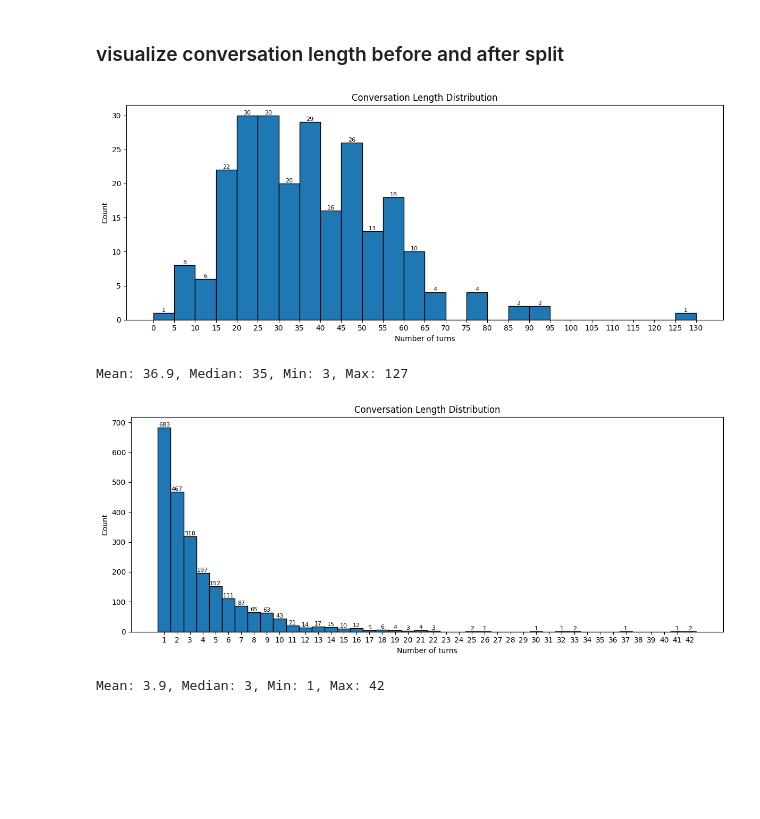
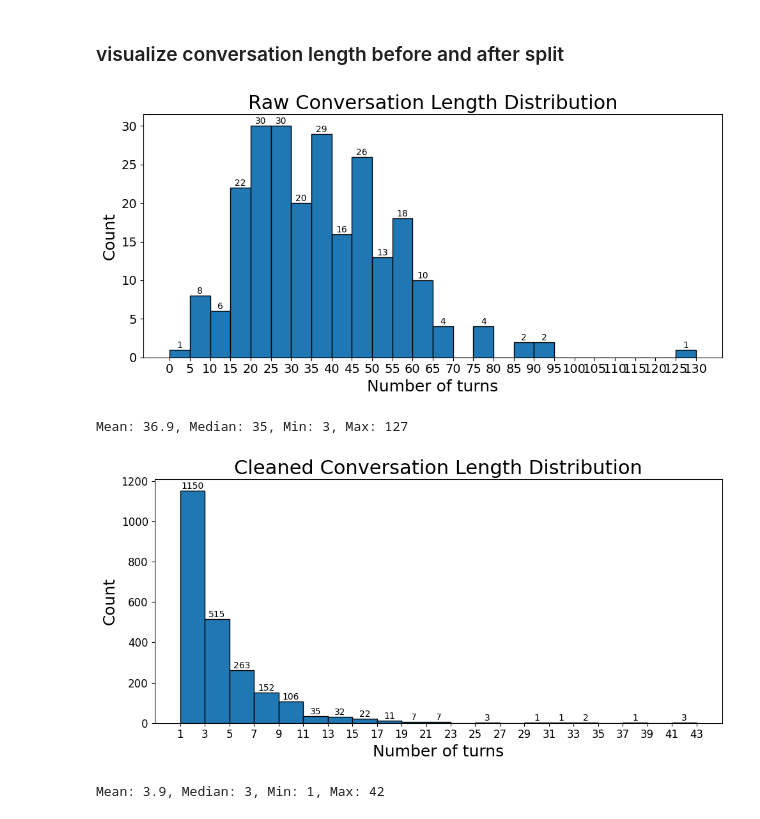
Before and after one commit to JackMclaughlin424/ms-capstone-TTS-natlang-styleprompts, a Jupyter notebook: src/eda/conversational_analysis.ipynb, the cells around one changed output. Cells and saved outputs as stored; diff of their text form; code cells hidden in the pictures; blank space fills up the shorter version.

```diff
--- a/src/eda/conversational_analysis.ipynb
+++ b/src/eda/conversational_analysis.ipynb
@@ -2,6 +2,11 @@
 # Conversational Analysis
 
 This notebook contains code to investigate and analyze the conversational building qualities of the PSC:Expresso dataset
+# %%
+#
+#   CHANGE THIS
+#
+base_dir = "C:/Users/jackm/Documents/Github Projects/ms-capstone-TTS-natlang-styleprompts/src/data/raw/paraspeechcaps/audio/expresso/audio_48khz/conversational_vad_segmented"
 # %%
 from datasets import load_dataset
 import pandas as pd
@@ -73,7 +85,7 @@ import os
 valid_styles = set(df['high_lvl_style'].unique())
 
 wav_files = []
-base_dir = "C:/Users/jackm/Documents/GitHub/ms-capstone-TTS-natlang-styleprompts/src/data/raw/paraspeechcaps/audio/expresso/audio_48khz/conversational_vad_segmented"
+
 
 for root, dirs, files in os.walk(base_dir):
     # check if this directory is under a valid style folder
@@ -84,7 +96,7 @@ for root, dirs, files in os.walk(base_dir):
         if file.endswith('.wav'):
             wav_files.append(os.path.join(root, file))
 
-prefix = "C:/Users/jackm/Documents/GitHub/ms-capstone-TTS-natlang-styleprompts/src/data/raw/paraspeechcaps/audio/expresso/"
+prefix = base_dir.replace("audio_48khz/conversational_vad_segmented", "")
 wav_files_rel = [f.replace('\\', '/').removeprefix(prefix) for f in wav_files]
 
 existing = set(df['relative_audio_path'].values)
@@ -127,33 +139,33 @@ Split conversations: 2311
 # %% [markdown]
 ### visualize conversation length before and after split
 # %%
-# before split
 import matplotlib.pyplot as plt
 
 before = df.groupby('_conv_id')['turn_index'].max() + 1
 max_turns = int(before.max())
 
-fig, ax = plt.subplots(figsize=(12, 5))
+fig, ax = plt.subplots(figsize=(10, 5))
 
 bins = list(range(0, max_turns + 6, 5))
 ax.hist(before, bins=bins, edgecolor='black')
-ax.set_title('Conversation Length Distribution')
-ax.set_xlabel('Number of turns')
-ax.set_ylabel('Count')
+ax.set_title('Raw Conversation Length Distribution', fontsize=22)
+ax.set_xlabel('Number of turns', fontsize=18)
+ax.set_ylabel('Count', fontsize=18)
 ax.set_xticks(bins)
+ax.tick_params(axis='both', labelsize=14)
 
 for bar in ax.patches:
     count = int(bar.get_height())
     if count > 0:
         ax.text(bar.get_x() + bar.get_width() / 2, bar.get_height(),
-                str(count), ha='center', va='bottom', fontsize=8)
+                str(count), ha='center', va='bottom', fontsize=10)
 
 plt.tight_layout()
 plt.show()
 
 print(f"Mean: {before.mean():.1f}, Median: {before.median():.0f}, Min: {before.min()}, Max: {before.max()}")
 # %% [output]
-[figure, old version]
+[figure, new version]
 Mean: 36.9, Median: 35, Min: 3, Max: 127
 # %%
 # after split
@@ -162,27 +174,28 @@ import matplotlib.pyplot as plt
 before = df_split.groupby('_conv_id_split')['turn_index'].max() + 1
 max_turns = int(before.max())
 
-fig, ax = plt.subplots(figsize=(12, 5))
+fig, ax = plt.subplots(figsize=(10, 5))
 
-bins = [x - 0.5 for x in range(1, max_turns + 2)]
+bins = list(range(1, max_turns + 3, 2))
 
 ax.hist(before, bins=bins, edgecolor='black')
-ax.set_title('Conversation Length Distribution')
-ax.set_xlabel('Number of turns')
-ax.set_ylabel('Count')
+ax.set_title('Cleaned Conversation Length Distribution', fontsize=22)
+ax.set_xlabel('Number of turns', fontsize=18)
+ax.set_ylabel('Count', fontsize=18)
 
-ax.set_xticks(range(1, max_turns + 1))
+ax.set_xticks(bins)
+ax.tick_params(axis='both', labelsize=12)
 
 for bar in ax.patches:
     count = int(bar.get_height())
     if count > 0:
         ax.text(bar.get_x() + bar.get_width() / 2, bar.get_height(),
-                str(count), ha='center', va='bottom', fontsize=8)
+                str(count), ha='center', va='bottom', fontsize=10)
 
 plt.tight_layout()
 plt.show()
 
 print(f"Mean: {before.mean():.1f}, Median: {before.median():.0f}, Min: {before.min()}, Max: {before.max()}")
 # %% [output]
-[figure, old version]
+[figure, new version]
 Mean: 3.9, Median: 3, Min: 1, Max: 42
```
Also changed, not shown: parts of 3 cells of this notebook, 1 other file.
